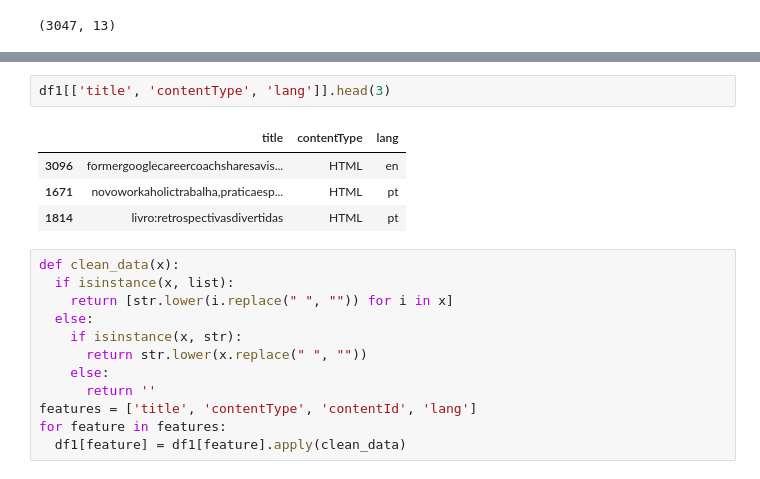
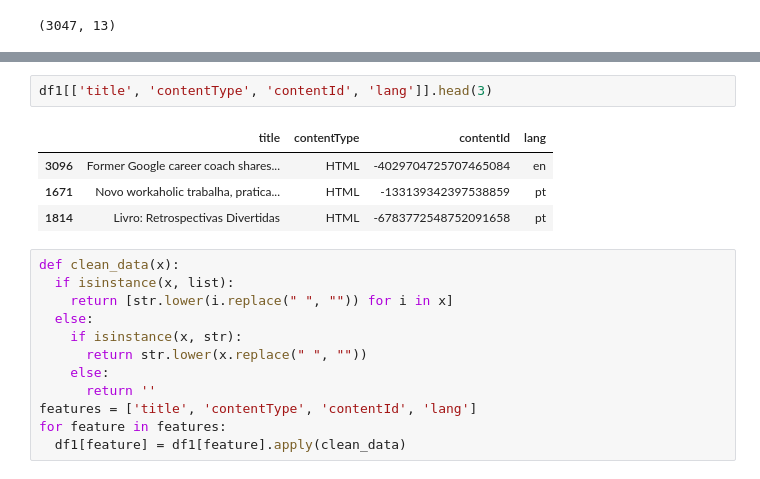
Before and after one commit to ethannorona/C_140_Project, a Jupyter notebook: C_138_Project__and_C_139_Project__and_C_140_Project.ipynb, the cells around one changed output, grey strips where cells are left out. Cells and saved outputs as stored; diff of their text form.

```diff
--- a/C_138_Project__and_C_139_Project__and_C_140_Project.ipynb
+++ b/C_138_Project__and_C_139_Project__and_C_140_Project.ipynb
@@ -121,12 +125,12 @@ df1.head(10)
 | 1724 | 1468247818 | CONTENT SHARED | -1297580205670251233 | 534764222466712491 | -9077035980881675856 | NaN | NaN | ... |
 | 2095 | 1471520397 | CONTENT SHARED | -1633984990770981161 | 2195040187466632600 | 1000828687449358272 | NaN | NaN | ... |
 # %%
-df1[['title', 'contentType', 'lang']].head(3)
+df1[['title', 'contentType', 'contentId', 'lang']].head(3)
 # %% [output]
-|  | title | contentType | lang |
-| 3096 | formergooglecareercoachsharesavis... | HTML | en |
-| 1671 | novoworkaholictrabalha,praticaesp... | HTML | pt |
-| 1814 | livro:retrospectivasdivertidas | HTML | pt |
+|  | title | contentType | contentId | lang |
+| 3096 | Former Google career coach shares... | HTML | -4029704725707465084 | en |
+| 1671 | Novo workaholic trabalha, pratica... | HTML | -133139342397538859 | pt |
+| 1814 | Livro: Retrospectivas Divertidas | HTML | -6783772548752091658 | pt |
 # %%
 def clean_data(x):
   if isinstance(x, list):
```
Also changed, not shown: parts of 3 cells of this notebook.
